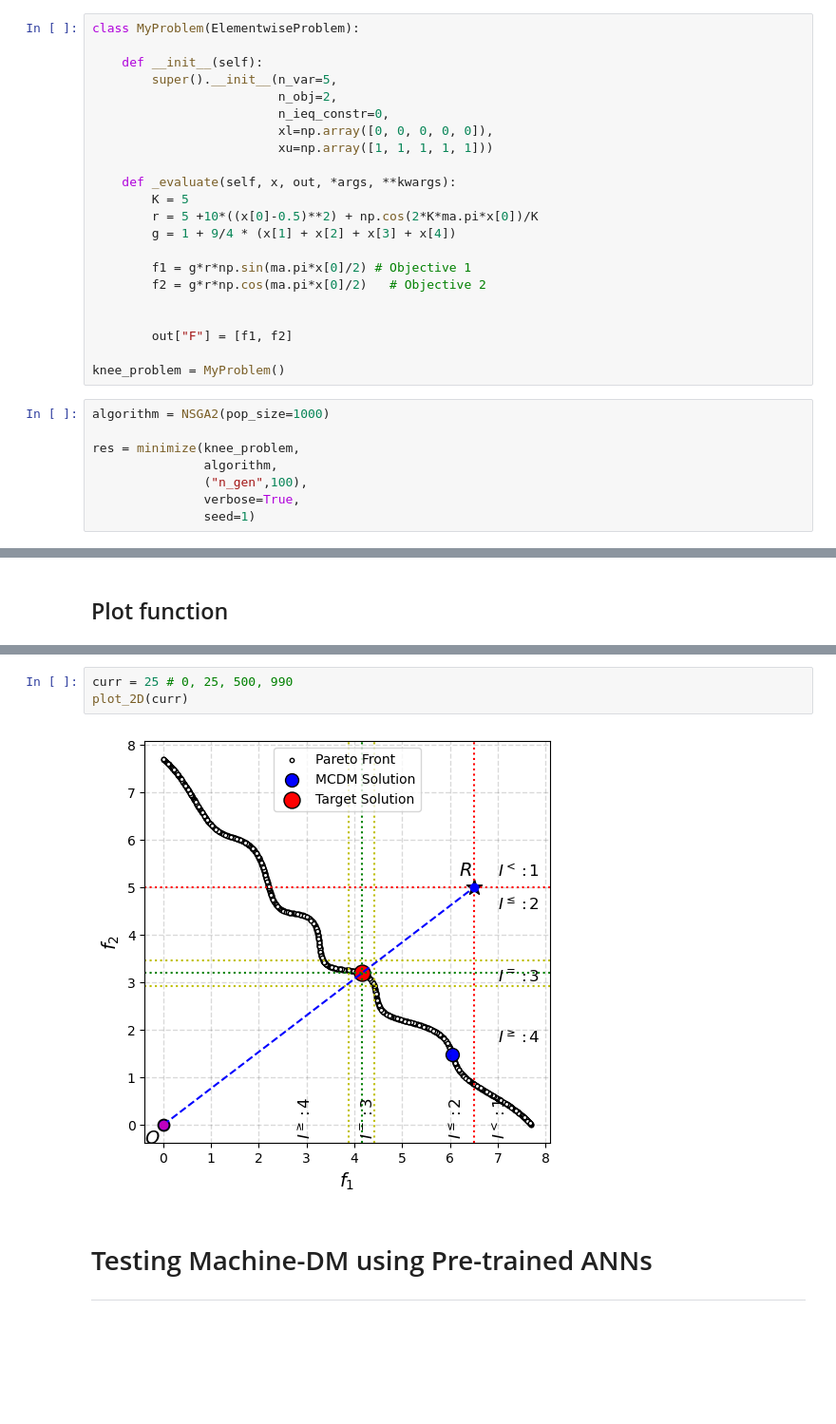
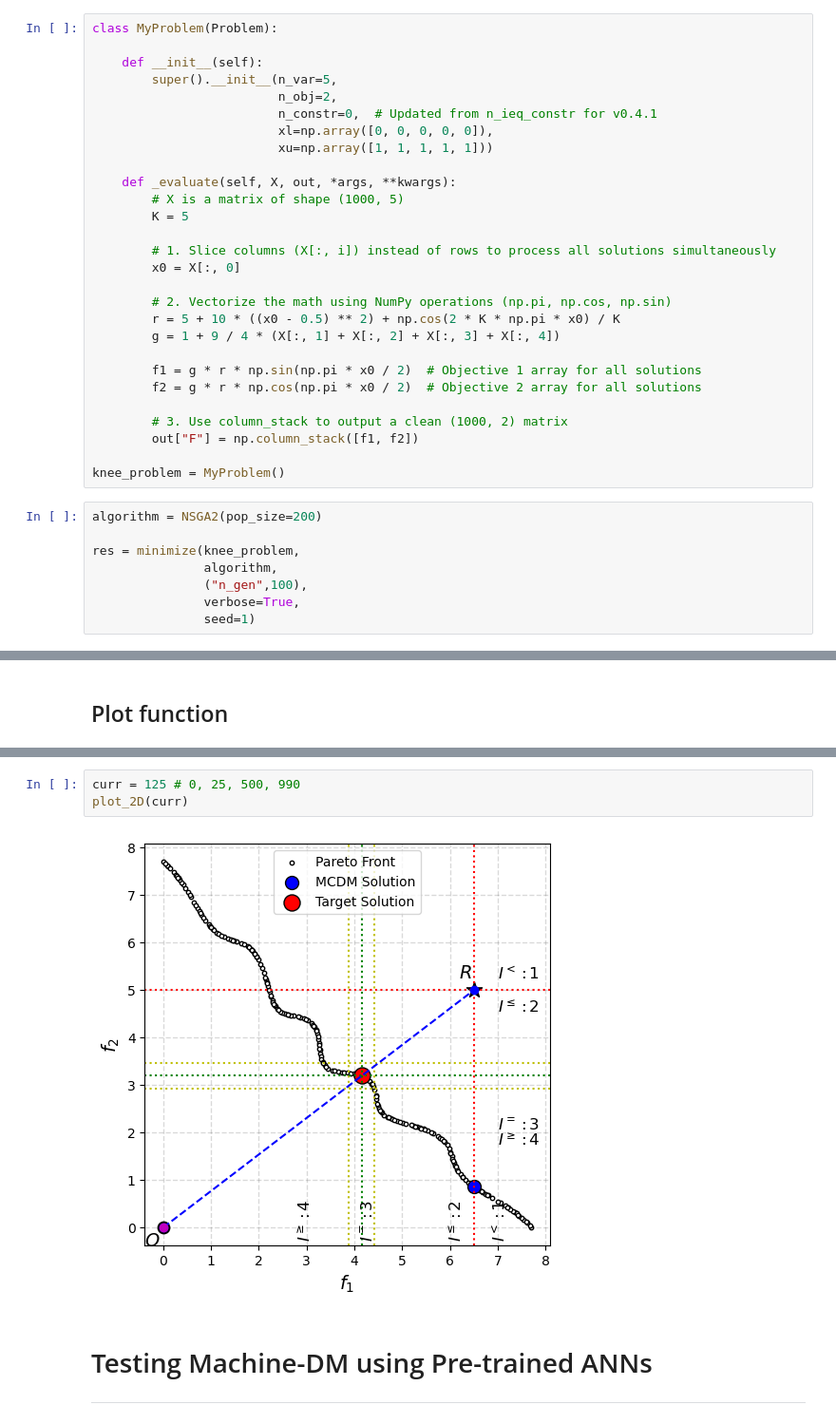
Before and after one commit to deepanshuIITM/pyMachDM, a Jupyter notebook: docs/tutorials/live_script.ipynb, the cells around one changed output, grey strips where cells are left out. Shown at 95% size. Drawn from its saved outputs; the diff is of its cells as text; blank space fills up the shorter version.

```diff
--- a/docs/tutorials/live_script.ipynb
+++ b/docs/tutorials/live_script.ipynb
@@ -33,27 +44,33 @@ from pymoo.visualization.scatter import Scatter
 # %%
-class MyProblem(ElementwiseProblem):
+class MyProblem(Problem):
 
     def __init__(self):
         super().__init__(n_var=5,
                          n_obj=2,
-                         n_ieq_constr=0,
+                         n_constr=0,  # Updated from n_ieq_constr for v0.4.1
                          xl=np.array([0, 0, 0, 0, 0]),
                          xu=np.array([1, 1, 1, 1, 1]))
 
-    def _evaluate(self, x, out, *args, **kwargs):
+    def _evaluate(self, X, out, *args, **kwargs):
+        # X is a matrix of shape (1000, 5)
         K = 5
-        r = 5 +10*((x[0]-0.5)**2) + np.cos(2*K*ma.pi*x[0])/K
-        g = 1 + 9/4 * (x[1] + x[2] + x[3] + x[4])
 
-        f1 = g*r*np.sin(ma.pi*x[0]/2) # Objective 1
-        f2 = g*r*np.cos(ma.pi*x[0]/2)   # Objective 2
+        # 1. Slice columns (X[:, i]) instead of rows to process all solutions simultaneously
+        x0 = X[:, 0]
 
+        # 2. Vectorize the math using NumPy operations (np.pi, np.cos, np.sin)
+        r = 5 + 10 * ((x0 - 0.5) ** 2) + np.cos(2 * K * np.pi * x0) / K
+        g = 1 + 9 / 4 * (X[:, 1] + X[:, 2] + X[:, 3] + X[:, 4])
 
-        out["F"] = [f1, f2]
+        f1 = g * r * np.sin(np.pi * x0 / 2)  # Objective 1 array for all solutions
+        f2 = g * r * np.cos(np.pi * x0 / 2)  # Objective 2 array for all solutions
+
+        # 3. Use column_stack to output a clean (1000, 2) matrix
+        out["F"] = np.column_stack([f1, f2])
 
 knee_problem = MyProblem()
 # %%
-algorithm = NSGA2(pop_size=1000)
+algorithm = NSGA2(pop_size=200)
 
 res = minimize(knee_problem,
                algorithm,
@@ -187,8 +213,8 @@ def plot_2D(curr):
 # %%
-curr = 25 # 0, 25, 500, 990
+curr = 125 # 0, 25, 500, 990
 plot_2D(curr)
 # %% [output]
-[figure, old version]
+[figure, new version]
 # %% [markdown]
 # Testing Machine-DM using Pre-trained ANNs
 
```
Also changed, not shown: parts of 26 cells of this notebook, 44 other files.
